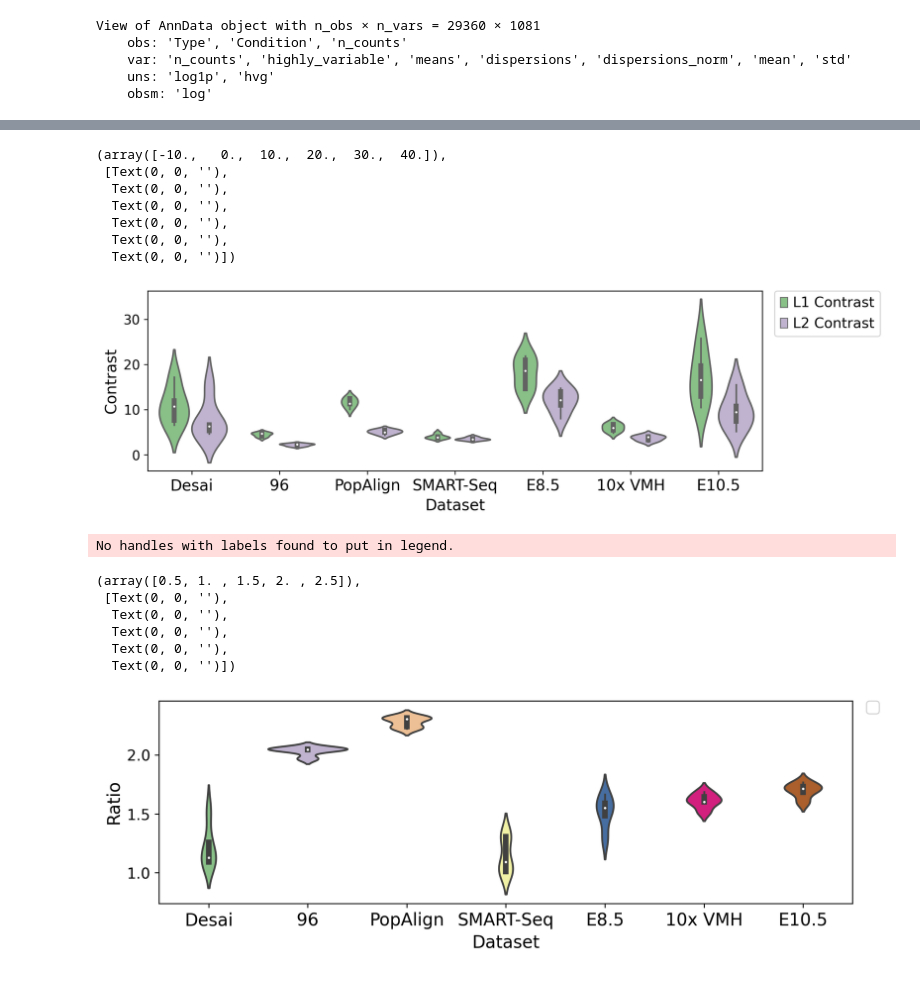
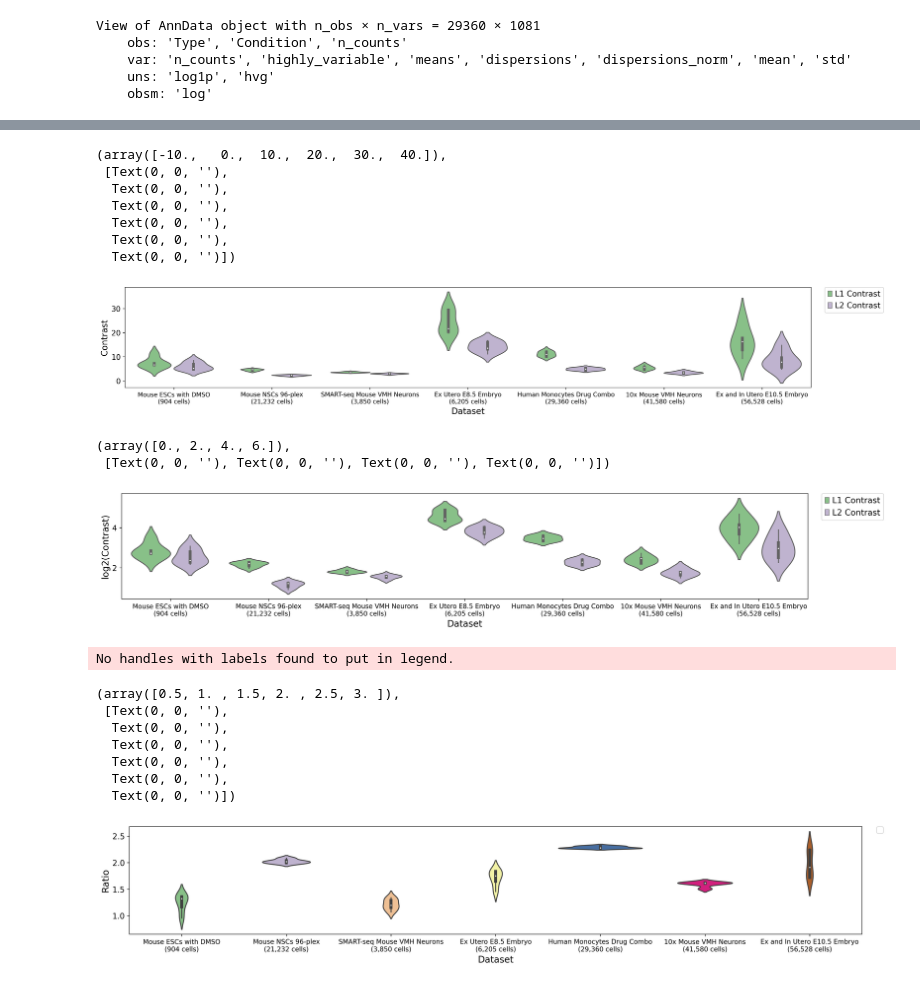
Before and after one commit to pachterlab/CP_2023, a Jupyter notebook: notebooks/metricContrastAnalysis/L1_L2_ContrastAnalysis.ipynb, the cells around one changed output, grey strips where cells are left out. Drawn from its saved outputs; the diff is of its cells as text; code cells hidden in the pictures.

Commit message:
Update plots

```diff
--- a/notebooks/metricContrastAnalysis/L1_L2_ContrastAnalysis.ipynb
+++ b/notebooks/metricContrastAnalysis/L1_L2_ContrastAnalysis.ipynb
@@ -418,39 +418,82 @@ res
 70 rows × 4 columns
+# %%
+res['Dataset']= [i.replace('SMART-Seq','SMART-seq Mouse VMH Neurons\n(3,850 cells)') for i in res['Dataset']]
+res['Dataset'] = [i.replace('10x VMH','10x Mouse VMH Neurons\n(41,580 cells)') for i in res['Dataset']]
+res['Dataset'] = [i.replace('Desai','Mouse ESCs with DMSO\n(904 cells)') for i in res['Dataset']]
+res['Dataset'] = [i.replace('96','Mouse NSCs 96-plex\n(21,232 cells)') for i in res['Dataset']]
+res['Dataset'] = [i.replace('PopAlign','Human Monocytes Drug Combo\n(29,360 cells)') for i in res['Dataset']]
+res['Dataset'] = [i.replace('E8.5','Ex Utero E8.5 Embryo\n(6,205 cells)') for i in res['Dataset']]
+res['Dataset'] = [i.replace('E10.5','Ex and In Utero E10.5 Embryo\n(56,528 cells)') for i in res['Dataset']]
 # %%
-plt.figure(figsize=(10,3))
+plt.figure(figsize=(20,3))
+
 res['Contrast'] = res['Contrast'].astype('float')
-sns.violinplot(data=res,x='Dataset',y='Contrast',hue='Metric',palette='Accent')
+sns.violinplot(data=res,x='Dataset',y='Contrast',hue='Metric',palette='Accent',order=[ 'Mouse ESCs with DMSO\n(904 cells)',
+                                                                                      'Mouse NSCs 96-plex\n(21,232 cells)',
+                                                                                      'SMART-seq Mouse VMH Neurons\n(3,850 cells)',
+                                                                                      'Ex Utero E8.5 Embryo\n(6,205 cells)',
+                                                                                      'Human Monocytes Drug Combo\n(29,360 cells)',
+                                                                                      '10x Mouse VMH Neurons\n(41,580 cells)',
+                                                                                      'Ex and In Utero E10.5 Embryo\n(56,528 cells)'])
 
 plt.grid(False)
 plt.legend(bbox_to_anchor=(1.02, 1), loc='upper left', borderaxespad=0)
+plt.xticks(fontsize=10)
 plt.yticks(fontsize=12)
-plt.yticks(fontsize=12)
 # %% [output]
 (array([-10.,   0.,  10.,  20.,  30.,  40.]),
  [Text(0, 0, ''),
   Text(0, 0, ''),
   Text(0, 0, ''),
   Text(0, 0, ''),
   Text(0, 0, ''),
   Text(0, 0, '')])
-[figure, old version]
+[figure, new version]
+# %%
+plt.figure(figsize=(19,3))
+
+res['log2(Contrast)'] = np.log2(res['Contrast'].astype('float'))
+sns.violinplot(data=res,x='Dataset',y='log2(Contrast)',hue='Metric',palette='Accent',order=[ 'Mouse ESCs with DMSO\n(904 cells)',
+                                                                                      'Mouse NSCs 96-plex\n(21,232 cells)',
+                                                                                      'SMART-seq Mouse VMH Neurons\n(3,850 cells)',
+                                                                                      'Ex Utero E8.5 Embryo\n(6,205 cells)',
+                                                                                      'Human Monocytes Drug Combo\n(29,360 cells)',
+                                                                                      '10x Mouse VMH Neurons\n(41,580 cells)',
+                                                                                      'Ex and In Utero E10.5 Embryo\n(56,528 cells)'])
+
+plt.grid(False)
+plt.legend(bbox_to_anchor=(1.02, 1), loc='upper left', borderaxespad=0)
+plt.xticks(fontsize=10)
+plt.yticks(fontsize=12)
+# %% [output]
+(array([0., 2., 4., 6.]),
+ [Text(0, 0, ''), Text(0, 0, ''), Text(0, 0, ''), Text(0, 0, '')])
+[figure, added]
 # %%
-plt.figure(figsize=(10,3))
-res['Ratio'] = res['Ratio'].astype('float')
-sns.violinplot(data=res,x='Dataset',y='Ratio',palette='Accent')
+plt.figure(figsize=(20,3))
+res['Ratio'] = (res['Ratio'].astype('float'))
+sns.violinplot(data=res,x='Dataset',y='Ratio',palette='Accent',order=[ 'Mouse ESCs with DMSO\n(904 cells)',
+                                                                                      'Mouse NSCs 96-plex\n(21,232 cells)',
+                                                                                      'SMART-seq Mouse VMH Neurons\n(3,850 cells)',
+                                                                                      'Ex Utero E8.5 Embryo\n(6,205 cells)',
+                                                                                      'Human Monocytes Drug Combo\n(29,360 cells)',
+                                                                                      '10x Mouse VMH Neurons\n(41,580 cells)',
+                                                                                      'Ex and In Utero E10.5 Embryo\n(56,528 cells)'])
+
 
 plt.grid(False)
 plt.legend(bbox_to_anchor=(1.02, 1), loc='upper left', borderaxespad=0)
+plt.xticks(fontsize=10)
 plt.yticks(fontsize=12)
-plt.yticks(fontsize=12)
 # %% [output]
 No handles with labels found to put in legend.
-(array([0.5, 1. , 1.5, 2. , 2.5]),
+(array([0.5, 1. , 1.5, 2. , 2.5, 3. ]),
  [Text(0, 0, ''),
   Text(0, 0, ''),
   Text(0, 0, ''),
   Text(0, 0, ''),
+  Text(0, 0, ''),
   Text(0, 0, '')])
-[figure, old version]
+[figure, new version]
 # %%
 res.to_csv('dataContrastMetrics.csv')
```
Also changed, not shown: parts of 1 cell of this notebook.
